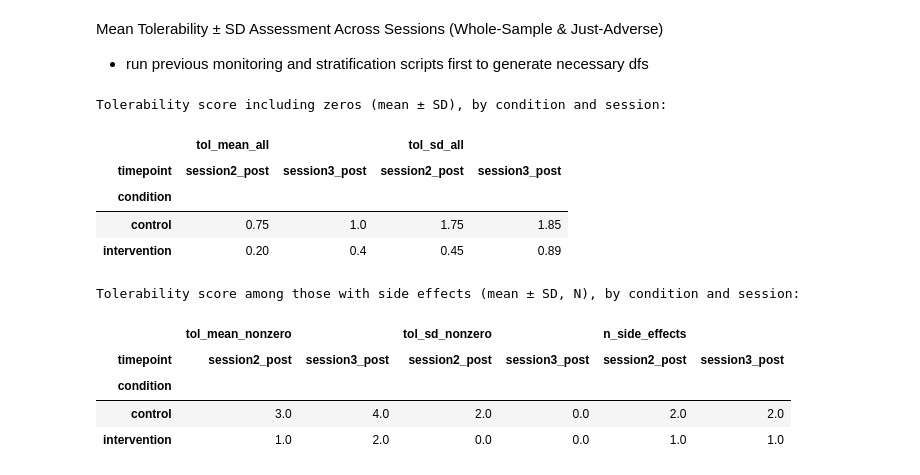
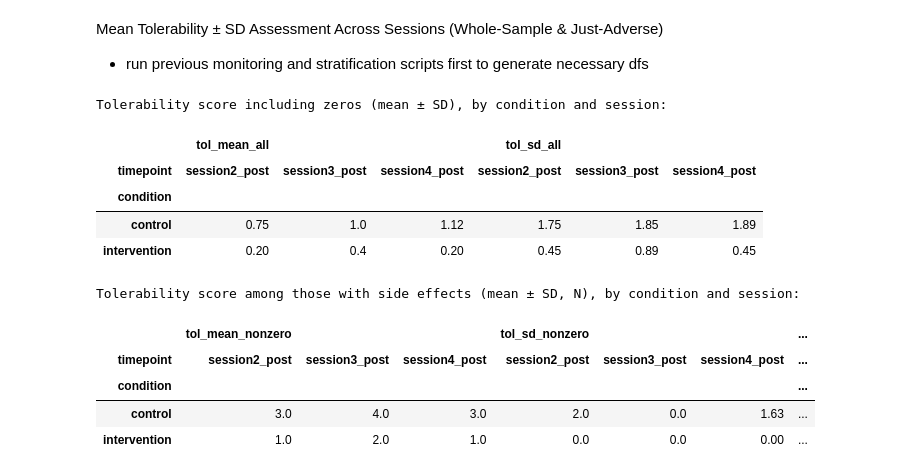
Before and after one commit to dannynacker/strobe_depression, a Jupyter notebook: WP2_strat_and_monitor.ipynb, the cells around one changed output. Cells and saved outputs as stored; diff of their text form; code cells hidden in the pictures.

```diff
--- a/WP2_strat_and_monitor.ipynb
+++ b/WP2_strat_and_monitor.ipynb
@@ -717,20 +717,36 @@ import pandas as pd
 from pathlib import Path
 
 #####
-# 0) Load and clean post-session data
+# 0) Load and clean all post-session data (sessions 1–4)
 #####
+from pathlib import Path
+import glob
+
 DATA_DIR = Path('/content')
-post_file = DATA_DIR / 'wp2_post_sessions_1-3_May 14, 2025_10.08.csv'
-# Read and skip the metadata ImportId row so responses are just numeric
-df_raw = pd.read_csv(post_file, header=0, skiprows=[1], dtype=str)
+# Glob all post-session CSVs (e.g. sessions 1-3 and session 4)
+post_files = sorted(str(f) for f in DATA_DIR.glob('wp2_post_session*csv'))
 
-df_raw.columns = df_raw.columns.str.strip()
-df_raw['part_id'] = df_raw['part_id'].astype(str).str.strip()
-df_raw['session_n'] = pd.to_numeric(df_raw['session_n'], errors='coerce')
-df_raw['timepoint'] = df_raw['session_n'].apply(lambda x: f'session{int(x)}_post' if pd.notna(x) else None)
+# Read each file, skip metadata row, and assign timepoint
+frames = []
+for fpath in post_files:
+    temp = pd.read_csv(fpath, header=0, skiprows=[1], dtype=str)
+    temp.columns = temp.columns.str.strip()
+    temp['part_id'] = temp['part_id'].astype(str).str.strip()
+    # If session_n column present, map it
+    if 'session_n' in temp.columns:
+        temp['session_n'] = pd.to_numeric(temp['session_n'], errors='coerce')
+        temp['timepoint'] = temp['session_n'].apply(lambda x: f'session{int(x)}_post' if pd.notna(x) else None)
+    else:
+        # infer session4_post from filename
+        temp['timepoint'] = 'session4_post'
+    frames.append(temp)
+
+# Concatenate all sessions
+df_raw = pd.concat(frames, ignore_index=True)
 
 #####
-# 1) Compute tol_score per row (max across all tol_follow items)
+# 1) Compute tol_score (max across all tol_follow items)
+##### tol_score per row (max across all tol_follow items)
 #####
 tol_cols = [c for c in df_raw.columns if c.lower().startswith('tol_follow')]
 for col in tol_cols:
@@ -776,40 +792,40 @@ display(
         values=['tol_mean_all','tol_sd_all']
     )
 )
 
 #####
 # 4b) Mean ± SD & N among those with any side effect (tol_score > 0)
 #####
 tol_stats_nonzero = (
     tol_summary[tol_summary['tol_score'] > 0]
       .groupby(['condition','timepoint'], observed=False)
       .agg(
           tol_mean_nonzero=('tol_score', 'mean'),
           tol_sd_nonzero=('tol_score', lambda x: x.std(ddof=0)),
           n_side_effects=('tol_score', 'count')
       )
       .round(2)
       .reset_index()
 )
 
 print("Tolerability score among those with side effects (mean ± SD, N), by condition and session:")
 display(
     tol_stats_nonzero.pivot(
         index='condition',
         columns='timepoint',
         values=['tol_mean_nonzero','tol_sd_nonzero','n_side_effects']
     )
 )
 # %% [output]
 Tolerability score including zeros (mean ± SD), by condition and session:
-|  | tol_mean_all |  | tol_sd_all |  |
-| timepoint | session2_post | session3_post | session2_post | session3_post |
-| condition |  |  |  |  |
-| control | 0.75 | 1.0 | 1.75 | 1.85 |
-| intervention | 0.20 | 0.4 | 0.45 | 0.89 |
+|  | tol_mean_all |  |  | tol_sd_all |  |  |
+| timepoint | session2_post | session3_post | session4_post | session2_post | session3_post | session4_post |
+| condition |  |  |  |  |  |  |
+| control | 0.75 | 1.0 | 1.12 | 1.75 | 1.85 | 1.89 |
+| intervention | 0.20 | 0.4 | 0.20 | 0.45 | 0.89 | 0.45 |
 Tolerability score among those with side effects (mean ± SD, N), by condition and session:
-|  | tol_mean_nonzero |  | tol_sd_nonzero |  | n_side_effects |  |
-| timepoint | session2_post | session3_post | session2_post | session3_post | session2_post | session3_post |
-| condition |  |  |  |  |  |  |
-| control | 3.0 | 4.0 | 2.0 | 0.0 | 2.0 | 2.0 |
-| intervention | 1.0 | 2.0 | 0.0 | 0.0 | 1.0 | 1.0 |
+|  | tol_mean_nonzero |  |  | tol_sd_nonzero |  |  | ... |
+| timepoint | session2_post | session3_post | session4_post | session2_post | session3_post | session4_post | ... |
+| condition |  |  |  |  |  |  | ... |
+| control | 3.0 | 4.0 | 3.0 | 2.0 | 0.0 | 1.63 | ... |
+| intervention | 1.0 | 2.0 | 1.0 | 0.0 | 0.0 | 0.00 | ... |
```
